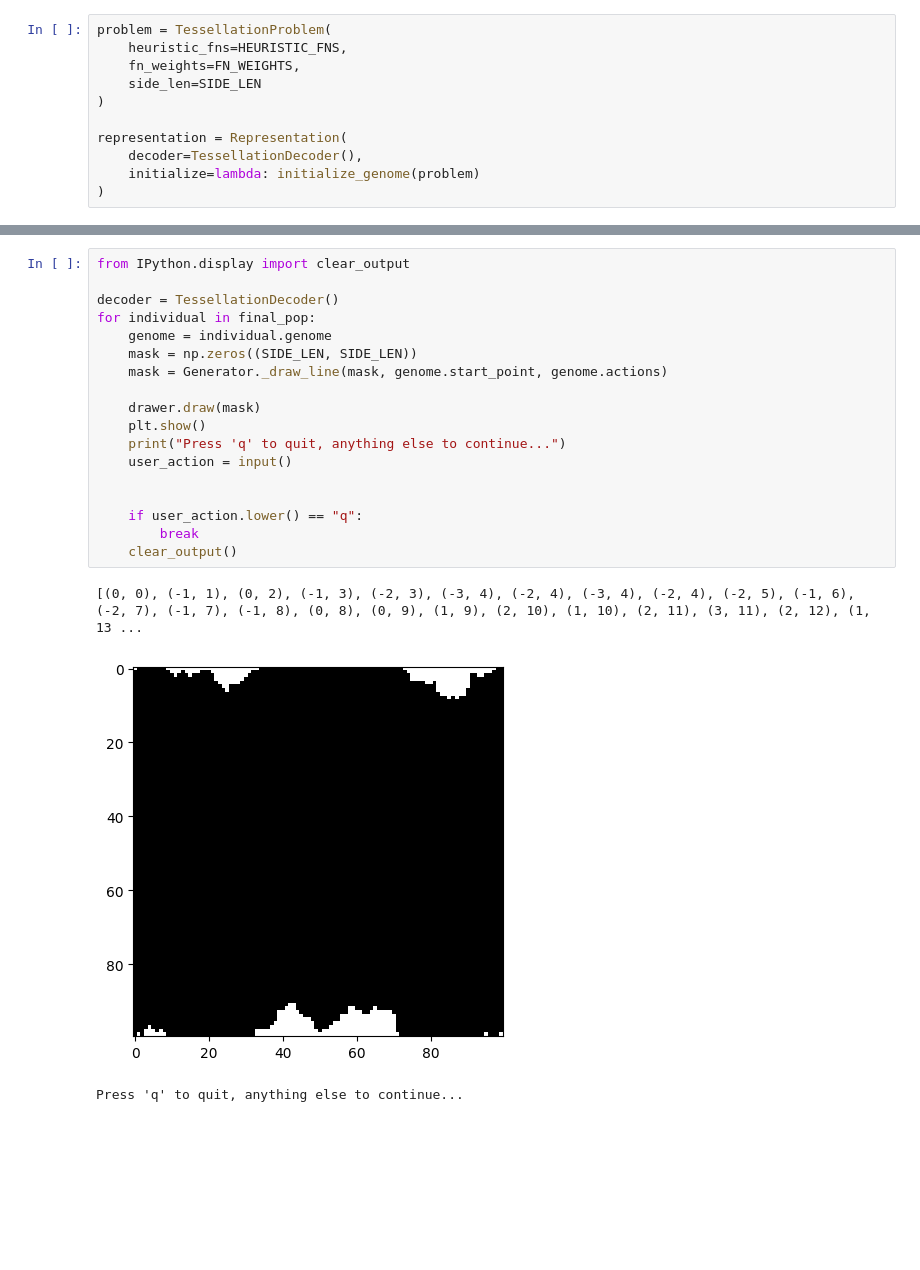
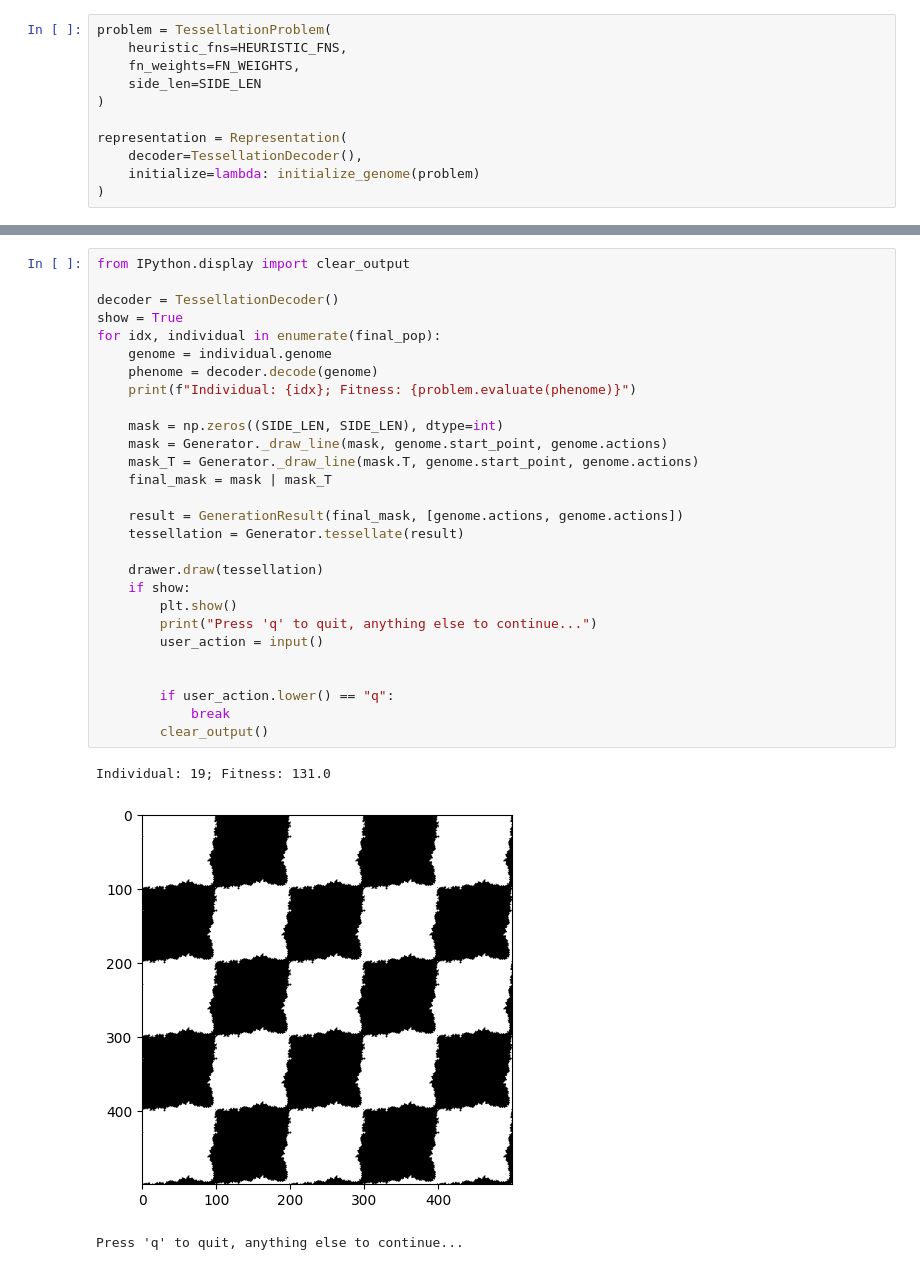
Before and after one commit to adachille/tessellation, a Jupyter notebook: examples/01_genetic_algorithm_tesselation.ipynb, the cells around one changed output, grey strips where cells are left out. Drawn from its saved outputs; the diff is of its cells as text; blank space fills up the shorter version.

Commit message:
Finish setting up GA tessellation

```diff
--- a/examples/01_genetic_algorithm_tesselation.ipynb
+++ b/examples/01_genetic_algorithm_tesselation.ipynb
@@ -148,22 +148,32 @@ step,bsf
 # %%
 from IPython.display import clear_output
 
 decoder = TessellationDecoder()
-for individual in final_pop:
+show = True
+for idx, individual in enumerate(final_pop):
     genome = individual.genome
-    mask = np.zeros((SIDE_LEN, SIDE_LEN))
+    phenome = decoder.decode(genome)
+    print(f"Individual: {idx}; Fitness: {problem.evaluate(phenome)}")
+
+    mask = np.zeros((SIDE_LEN, SIDE_LEN), dtype=int)
     mask = Generator._draw_line(mask, genome.start_point, genome.actions)
+    mask_T = Generator._draw_line(mask.T, genome.start_point, genome.actions)
+    final_mask = mask | mask_T
 
-    drawer.draw(mask)
-    plt.show()
-    print("Press 'q' to quit, anything else to continue...")
-    user_action = input()
+    result = GenerationResult(final_mask, [genome.actions, genome.actions])
+    tessellation = Generator.tessellate(result)
+
+    drawer.draw(tessellation)
+    if show:
+        plt.show()
+        print("Press 'q' to quit, anything else to continue...")
+        user_action = input()
 
 
-    if user_action.lower() == "q":
-        break
-    clear_output()
+        if user_action.lower() == "q":
+            break
+        clear_output()
 # %% [output]
-[(0, 0), (-1, 1), (0, 2), (-1, 3), (-2, 3), (-3, 4), (-2, 4), (-3, 4), (-2, 4), (-2, 5), (-1, 6), (-2, 7), (-1, 7), (-1, 8), (0, 8), (0, 9), (1, 9), (2, 10), (1, 10), (2, 11), (3, 11), (2, 12), (1, 13 ...
+Individual: 19; Fitness: 131.0
-[figure, old version]
+[figure, new version]
 Press 'q' to quit, anything else to continue...
```
Also changed, not shown: parts of 3 cells of this notebook, 1 other file.
